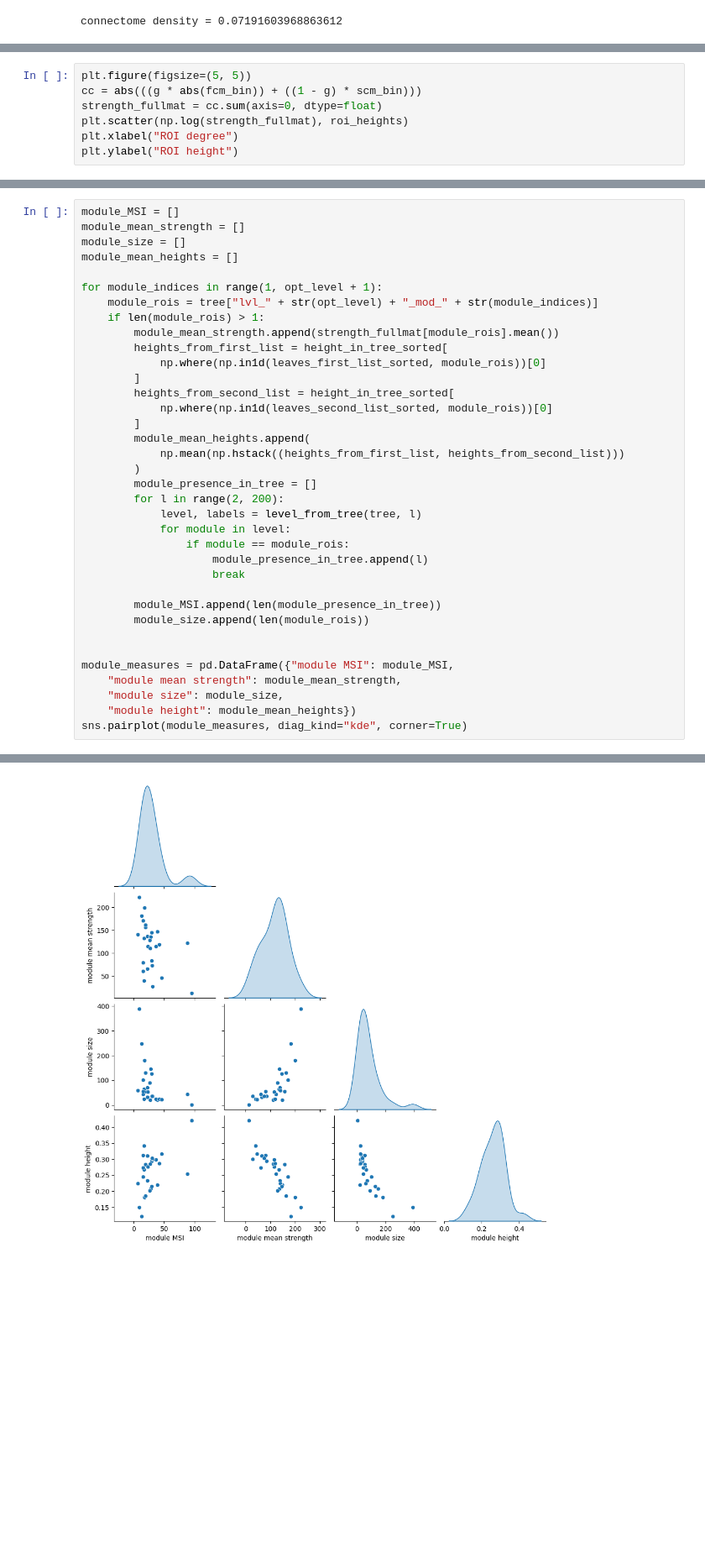
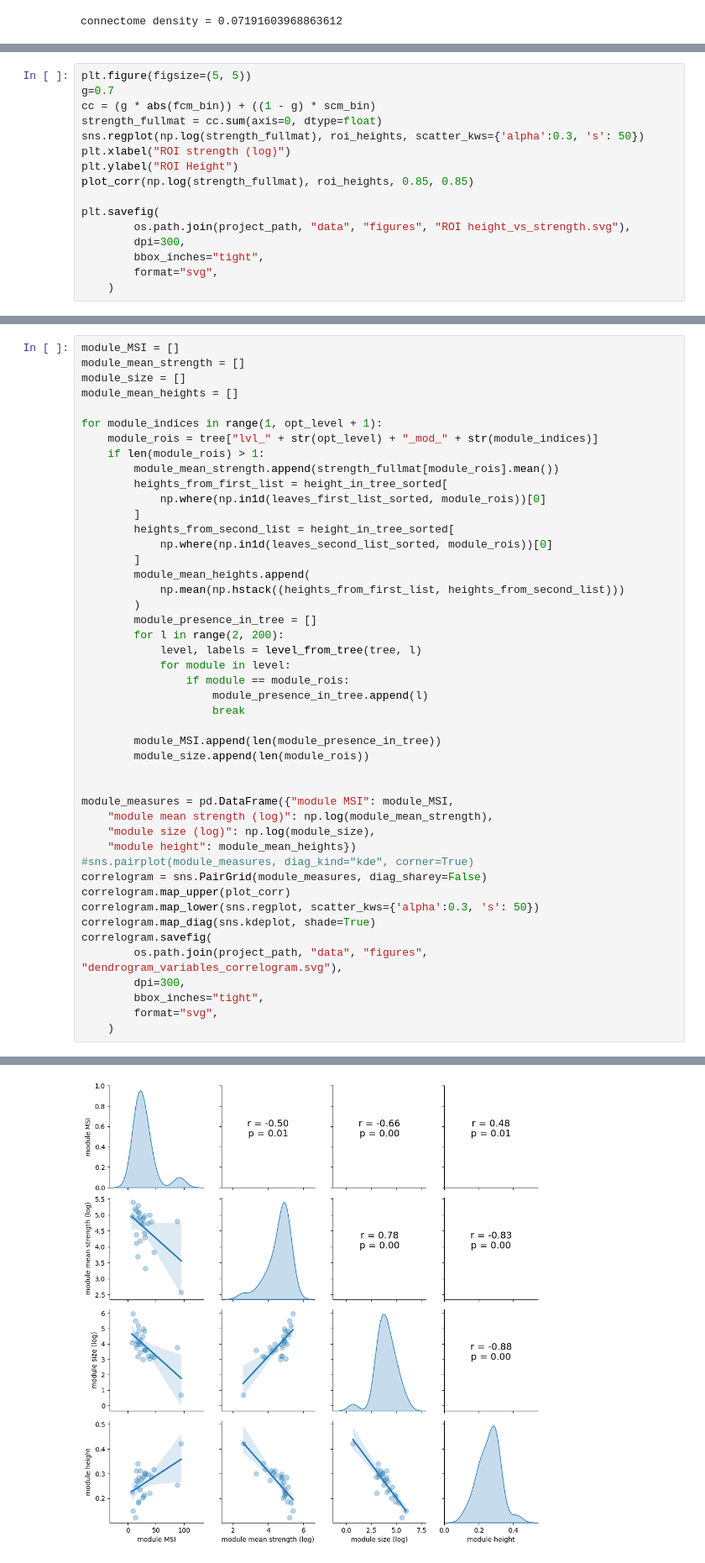
Before and after one commit to compneurobilbao/bha2, a Jupyter notebook: notebooks/05-tree-measures-for-optimal-parcellation.ipynb, the cells around one changed output, grey strips where cells are left out. Shown at 84% size. Drawn from its saved outputs; the diff is of its cells as text; blank space fills up the shorter version.

Commit message:
adding plotting_functions

```diff
--- a/notebooks/05-tree-measures-for-optimal-parcellation.ipynb
+++ b/notebooks/05-tree-measures-for-optimal-parcellation.ipynb
@@ -380,9 +299,18 @@ nib.save(
 [figure]
 # %%
 plt.figure(figsize=(5, 5))
-cc = abs(((g * abs(fcm_bin)) + ((1 - g) * scm_bin)))
+g=0.7
+cc = (g * abs(fcm_bin)) + ((1 - g) * scm_bin)
 strength_fullmat = cc.sum(axis=0, dtype=float)
-plt.scatter(np.log(strength_fullmat), roi_heights)
-plt.xlabel("ROI degree")
-plt.ylabel("ROI height")
+sns.regplot(np.log(strength_fullmat), roi_heights, scatter_kws={'alpha':0.3, 's': 50})
+plt.xlabel("ROI strength (log)")
+plt.ylabel("ROI Height")
+plot_corr(np.log(strength_fullmat), roi_heights, 0.85, 0.85)
+
+plt.savefig(
+        os.path.join(project_path, "data", "figures", "ROI height_vs_strength.svg"),
+        dpi=300,
+        bbox_inches="tight",
+        format="svg",
+    )
 # %% [output]
@@ -420,8 +347,18 @@ for module_indices in range(1, opt_level + 1):
 
 
 module_measures = pd.DataFrame({"module MSI": module_MSI,
-    "module mean strength": module_mean_strength,
-    "module size": module_size,
+    "module mean strength (log)": np.log(module_mean_strength),
+    "module size (log)": np.log(module_size),
     "module height": module_mean_heights})
-sns.pairplot(module_measures, diag_kind="kde", corner=True)
+#sns.pairplot(module_measures, diag_kind="kde", corner=True)
+correlogram = sns.PairGrid(module_measures, diag_sharey=False)
+correlogram.map_upper(plot_corr)
+correlogram.map_lower(sns.regplot, scatter_kws={'alpha':0.3, 's': 50})
+correlogram.map_diag(sns.kdeplot, shade=True)
+correlogram.savefig(
+        os.path.join(project_path, "data", "figures", "dendrogram_variables_correlogram.svg"),
+        dpi=300,
+        bbox_inches="tight",
+        format="svg",
+    )
 # %% [output]
@@ -429,4 +365,4 @@ sns.pairplot(module_measures, diag_kind="kde", corner=True)
-[figure, old version]
+[figure, new version]
 # %%
 module_MSI_img = np.zeros(
     (initial_parcellation.shape[0], initial_parcellation.shape[1], initial_parcellation.shape[2])
```
Also changed, not shown: parts of 6 cells of this notebook, 1 other file.
